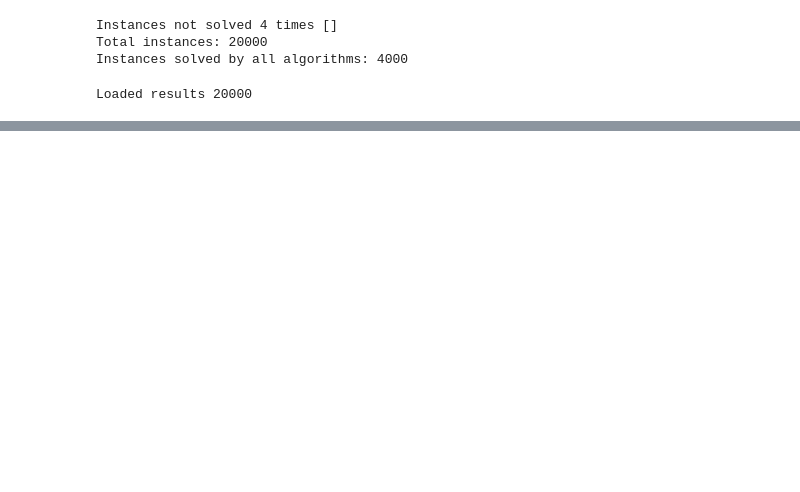
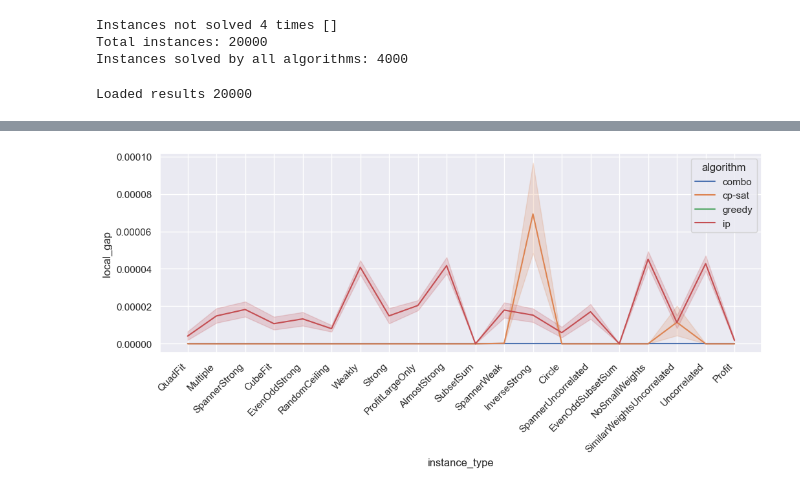
Before and after one commit to SoerenWilkening/QTG_0-1Knapsack, a Jupyter notebook: evaluation/06_classical_comparison.ipynb, the cells around one changed output, grey strips where cells are left out. Drawn from its saved outputs; the diff is of its cells as text; code cells hidden in the pictures; blank space fills up the shorter version.

```diff
--- a/evaluation/06_classical_comparison.ipynb
+++ b/evaluation/06_classical_comparison.ipynb
@@ -231,0 +233,7 @@ Index(['algorithm', 'size_bins', 'optimal'], dtype='object')
+# %%
+fig, ax = plt.subplots(figsize=(12, 4))
+sns.lineplot(data=results[(results["algorithm"] != "expknap")], x='instance_type', y='local_gap', hue='algorithm', ax=ax)
+ax.set_xticks(ax.get_xticks(), ax.get_xticklabels(), rotation=45, ha='right')
+plt.show()
+# %% [output]
+[figure, added]
```
Also changed, not shown: parts of 8 cells of this notebook.
